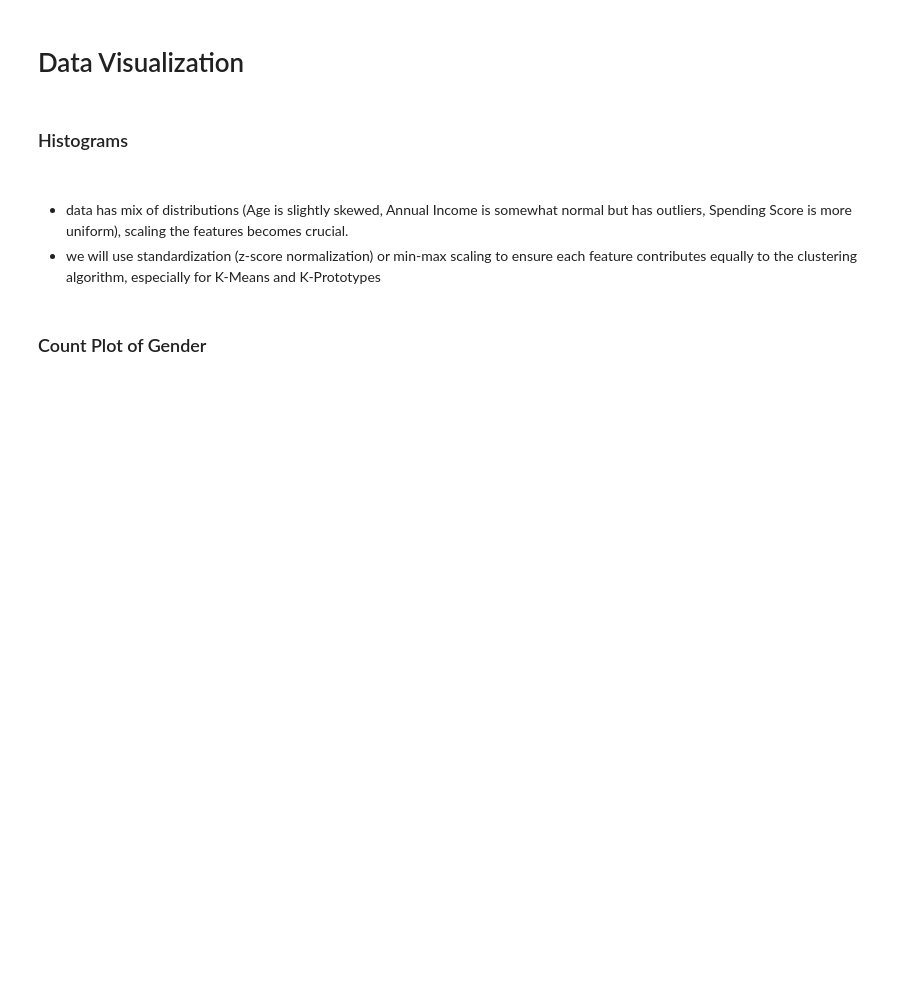
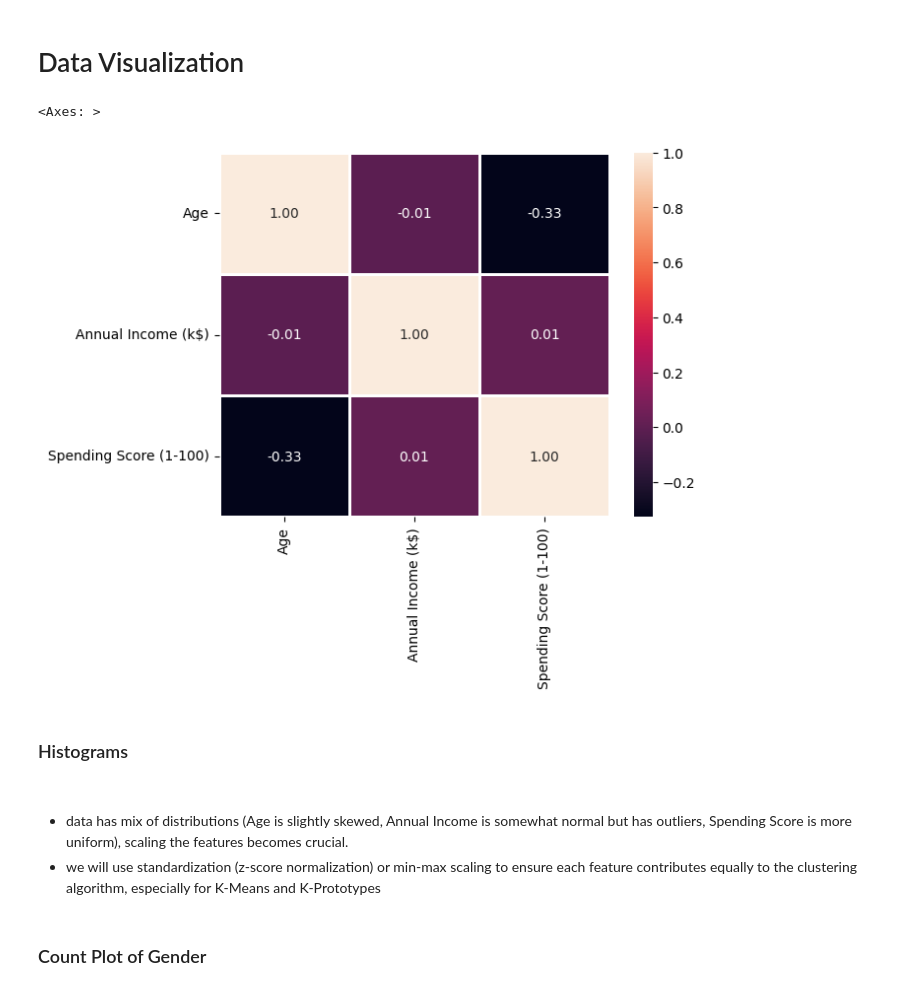
Before and after one commit to Pratisthapro/Clustering_algorithm, a Jupyter notebook: market-segments-clustering.ipynb, the cells around one changed output. Saved outputs shown, nothing was run; the diff lists cells and outputs as text; code cells hidden in the pictures; blank space fills up the shorter version.

```diff
--- a/market-segments-clustering.ipynb
+++ b/market-segments-clustering.ipynb
@@ -35,5 +72,13 @@ df.isnull().sum()
 # %% [markdown]
 # Data Visualization
+# %%
+numerical_df = df.select_dtypes(include=['float64', 'int64'])
+
+# Step 3: Create the heatmap
+sns.heatmap(numerical_df.corr(), annot=True, fmt='.2f', linewidths=2, cbar=True)
+# %% [output]
+<Axes: >
+[figure, added]
 # %% [markdown]
 ### Histograms
 # %%
```
Also changed, not shown: parts of 5 cells of this notebook.
